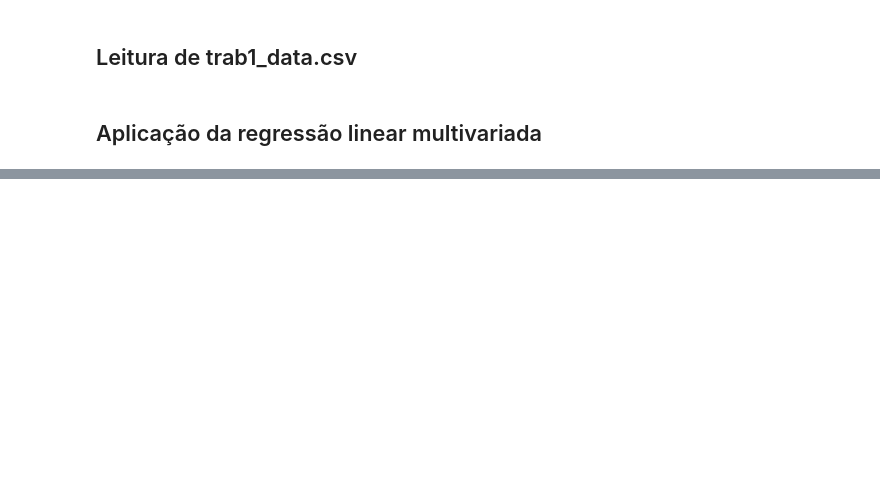
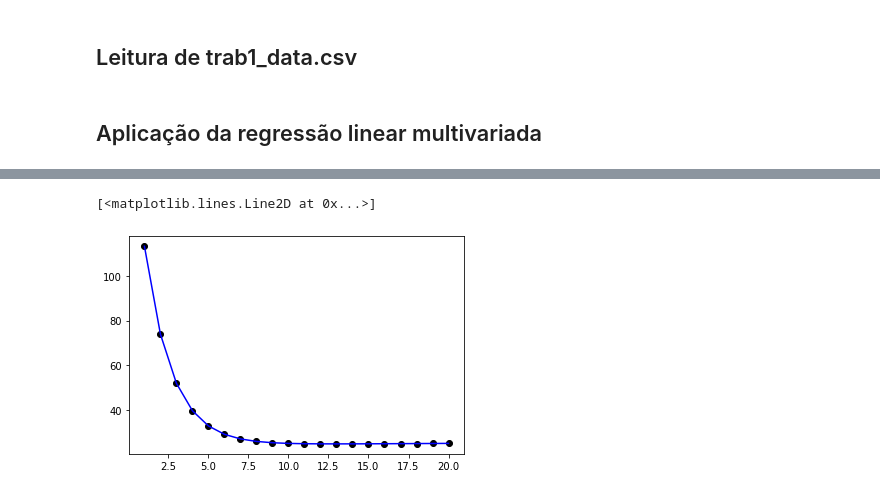
Before and after one commit to RobsonT/Atividades-machine-learning, a Jupyter notebook: Atividade 1/main.ipynb, the cells around one changed output, grey strips where cells are left out. Cells and saved outputs as stored; diff of their text form; code cells hidden in the pictures; blank space fills up the shorter version.

```diff
--- a/Atividade 1/main.ipynb
+++ b/Atividade 1/main.ipynb
@@ -244,3 +219,9 @@ plt.plot(range(1,epochs), mse, color='blue')
+# %%
+plt.scatter(range(1,model7.epochs+1), model7.mse, color='black')
+plt.plot(range(1,model7.epochs+1), model7.mse, color='blue')
+# %% [output]
+[<matplotlib.lines.Line2D at 0x...>]
+[figure, added]
 # %%
 mse = np.array([])
 _lambda = 6
```
Also changed, not shown: parts of 14 cells of this notebook, 2 other files.
